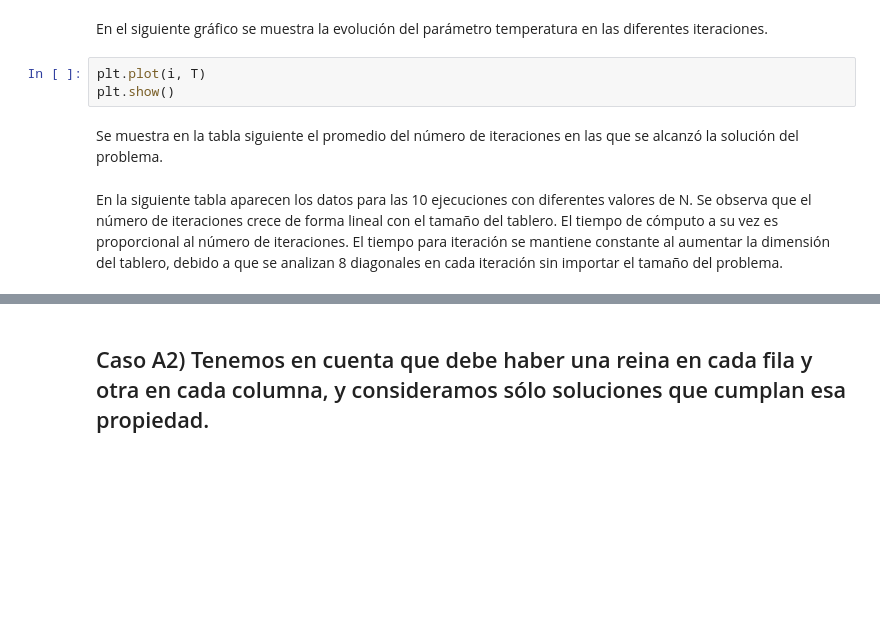
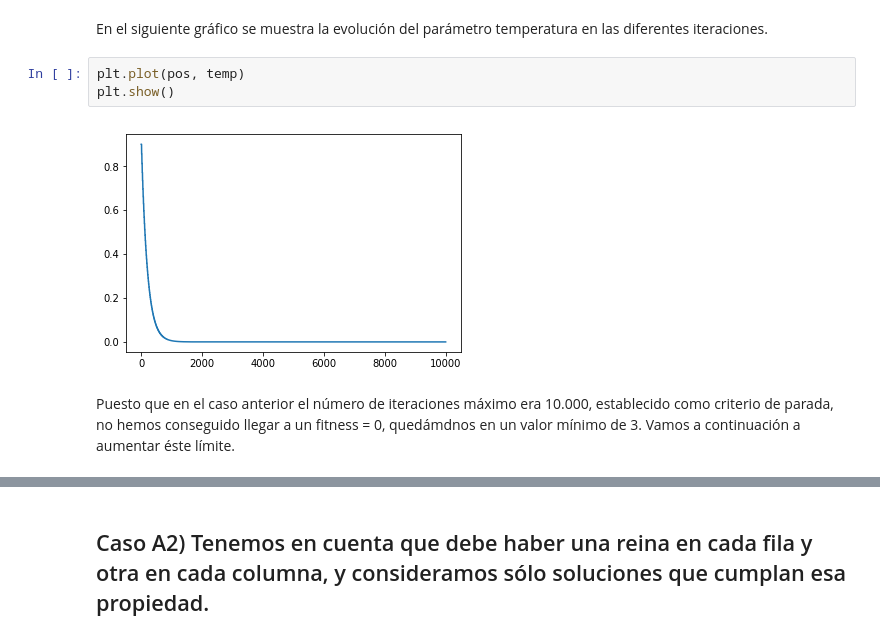
Before and after one commit to tgm185z/metodos_simulacion, a Jupyter notebook: parte3/pr3.ipynb, the cells around one changed output, grey strips where cells are left out. Drawn from its saved outputs; the diff is of its cells as text; blank space fills up the shorter version.

```diff
--- a/parte3/pr3.ipynb
+++ b/parte3/pr3.ipynb
@@ -271,12 +277,9 @@ TypeError: float() argument must be a string or a number, not 'function'
 # %% [markdown]
 En el siguiente gráfico se muestra la evolución del parámetro temperatura en las diferentes iteraciones.
 # %%
-plt.plot(i, T)
+plt.plot(pos, temp)
 plt.show()
+# %% [output]
+[figure, added]
-# %% [markdown]
-Se muestra en la tabla siguiente el promedio del número de iteraciones en las que se alcanzó la solución del problema.
-# %% [markdown]
-En la siguiente tabla aparecen los datos para las 10 ejecuciones con diferentes valores de N.
-Se observa que el número de iteraciones crece de forma lineal con el tamaño del tablero.
-El tiempo de cómputo a su vez es proporcional al número de iteraciones.
-El tiempo para iteración se mantiene constante al aumentar la dimensión del tablero, debido a que se analizan 8 diagonales en cada iteración sin importar el tamaño del problema.
+# %% [markdown]
+Puesto que en el caso anterior el número de iteraciones máximo era 10.000, establecido como criterio de parada, no hemos conseguido llegar a un fitness = 0, quedámdnos en un valor mínimo de 3. Vamos a continuación a aumentar éste límite.
```
Also changed, not shown: parts of 22 cells of this notebook.
